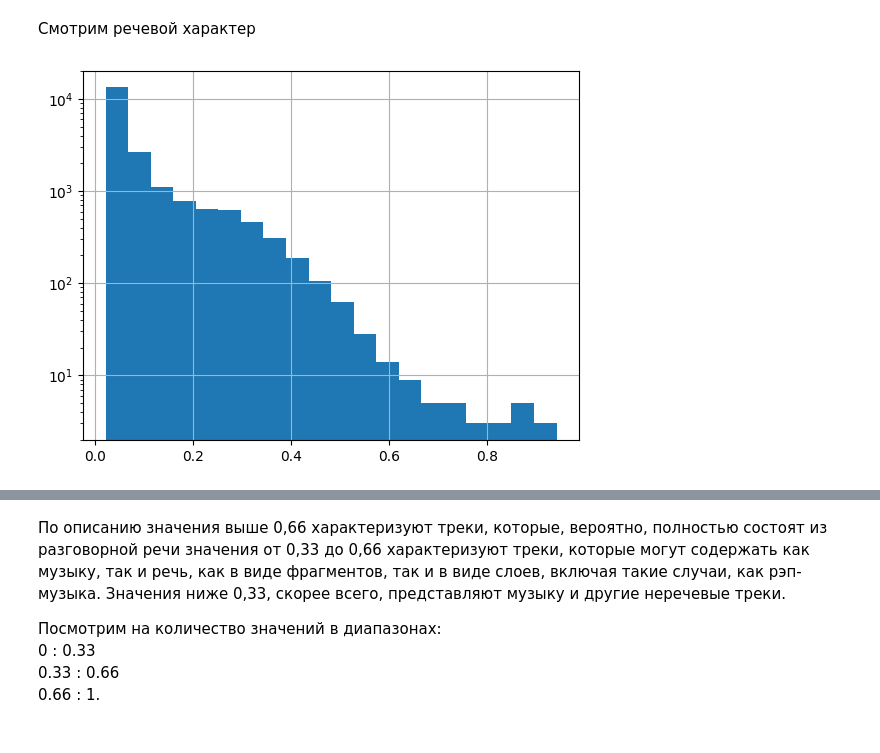
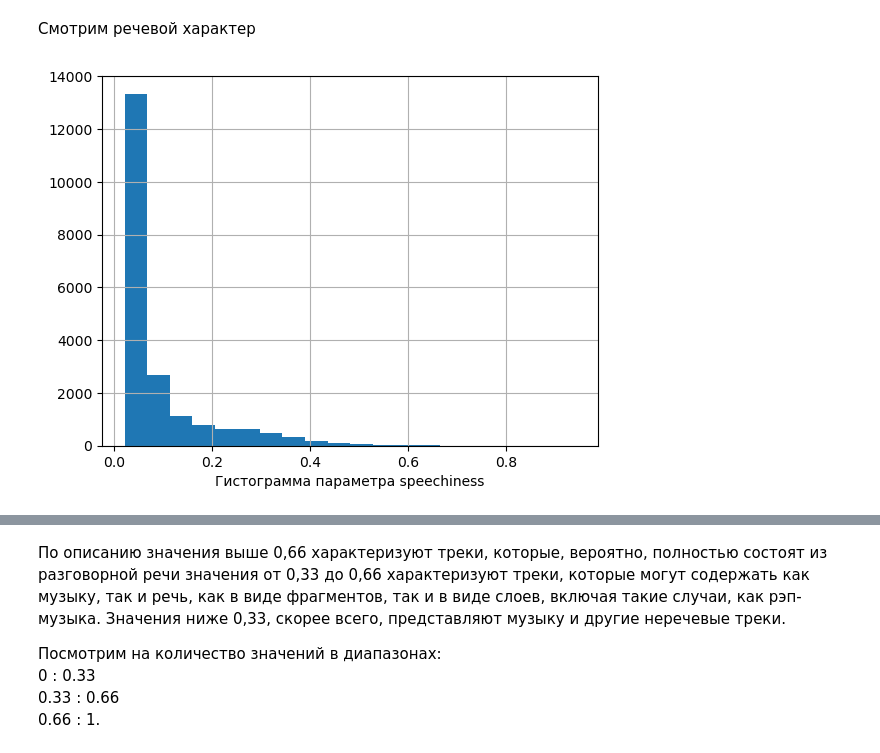
Before and after one commit to Parkhomenko-Vladimir/Music-classification, a Jupyter notebook: main.ipynb, the cells around one changed output, grey strips where cells are left out. Cells and saved outputs as stored; diff of their text form; code cells hidden in the pictures.

```diff
--- a/main.ipynb
+++ b/main.ipynb
@@ -198,6 +190,9 @@ Name: proportion, dtype: float64
 Смотрим речевой характер
 # %%
 df_train['speechiness'].hist(bins = 20)
-plt.yscale('log')
+# plt.yscale('log')
+plt.xlabel('Гистограмма параметра speechiness')
+# plt.ylabel('ylabel')
+plt.savefig('Гистограмма параметра speechiness.png')
 # %% [output]
-[figure, old version]
+[figure, new version]
```
Also changed, not shown: parts of 19 cells of this notebook.
